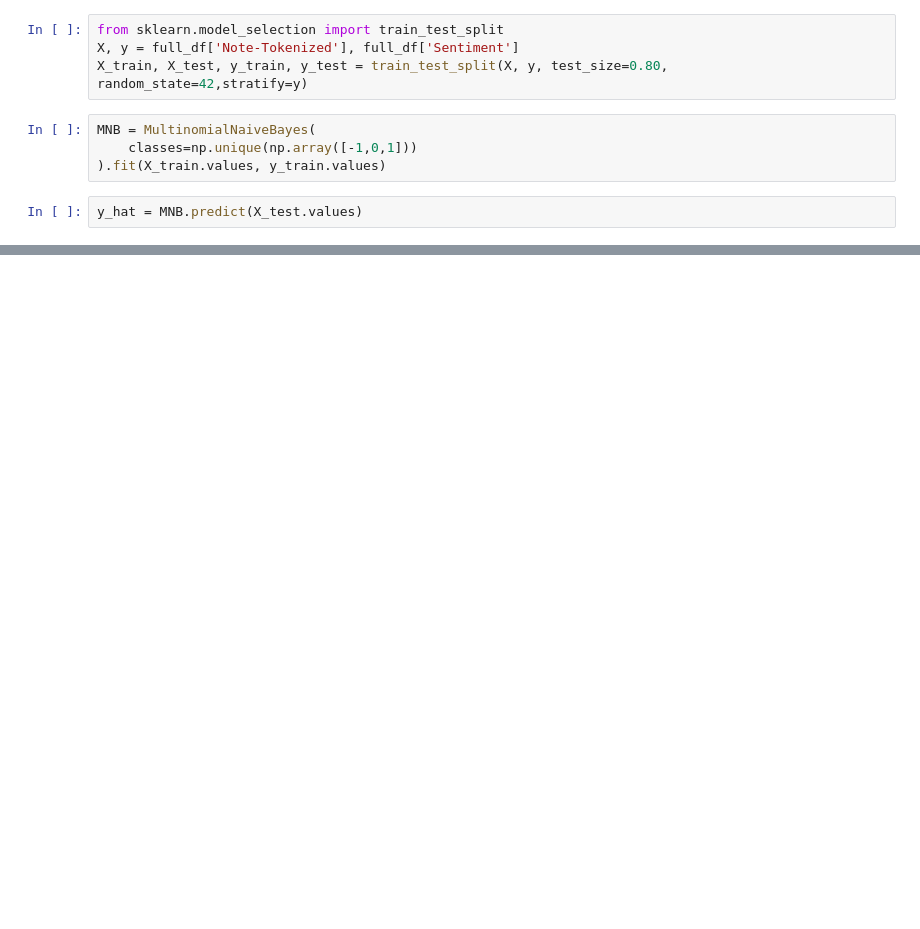
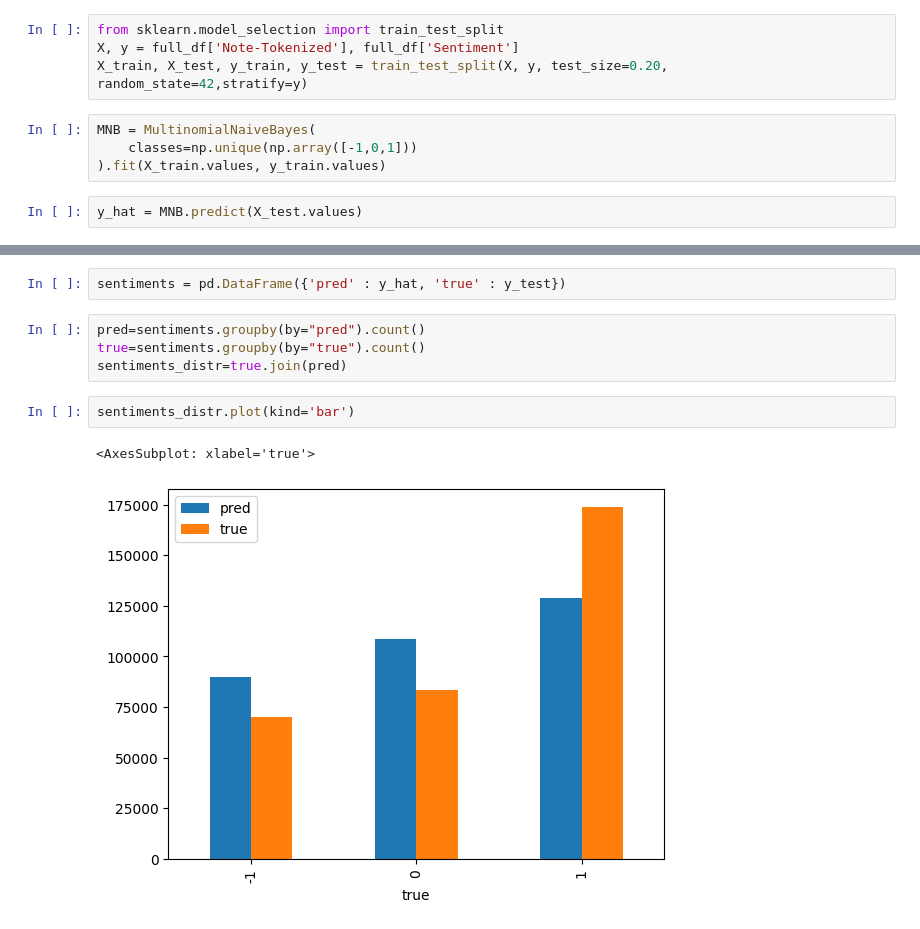
Before and after one commit to AndreaCamilloni/DM2583-project, a Jupyter notebook: notebook.ipynb, the cells around one changed output, grey strips where cells are left out. Cells and saved outputs as stored; diff of their text form; blank space fills up the shorter version.

Commit message:
sentiment threshold & notebook results MNB

```diff
--- a/notebook.ipynb
+++ b/notebook.ipynb
@@ -155,7 +157,7 @@ plt.show()
 # %%
 from sklearn.model_selection import train_test_split
 X, y = full_df['Note-Tokenized'], full_df['Sentiment']
-X_train, X_test, y_train, y_test = train_test_split(X, y, test_size=0.80, random_state=42,stratify=y)
+X_train, X_test, y_train, y_test = train_test_split(X, y, test_size=0.20, random_state=42,stratify=y)
 # %%
 MNB = MultinomialNaiveBayes(
     classes=np.unique(np.array([-1,0,1]))
@@ -197,0 +200,11 @@ plt.xlabel('Predicted sentiment');
+# %%
+sentiments = pd.DataFrame({'pred' : y_hat, 'true' : y_test})
+# %%
+pred=sentiments.groupby(by="pred").count()
+true=sentiments.groupby(by="true").count()
+sentiments_distr=true.join(pred)
+# %%
+sentiments_distr.plot(kind='bar')
+# %% [output]
+<AxesSubplot: xlabel='true'>
+[figure, added]
```
Also changed, not shown: parts of 4 cells of this notebook, 1 other file.
